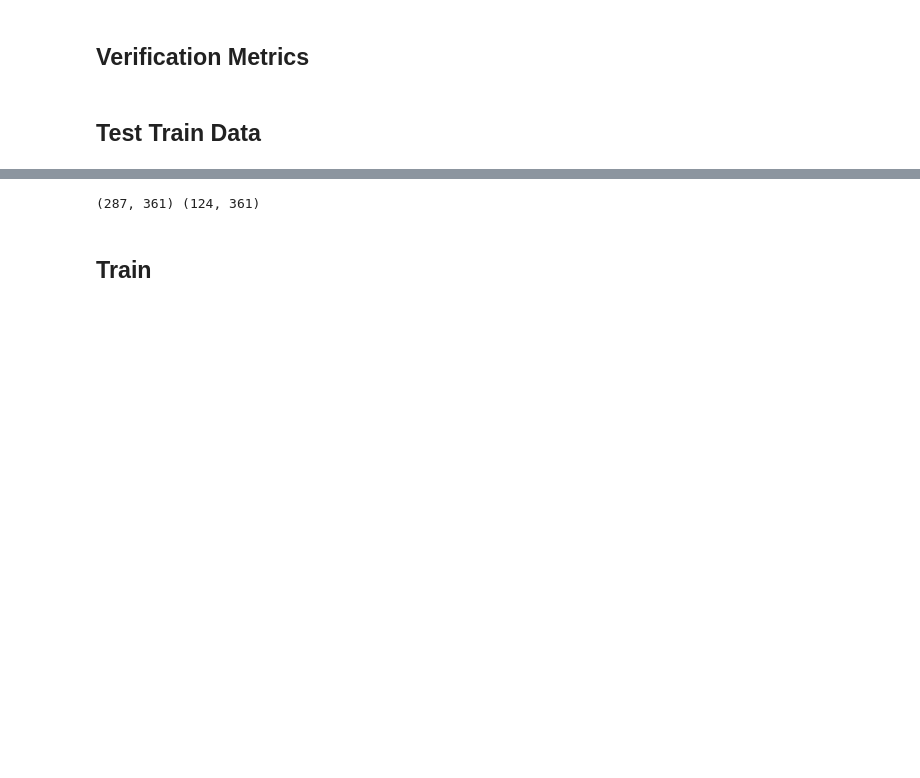
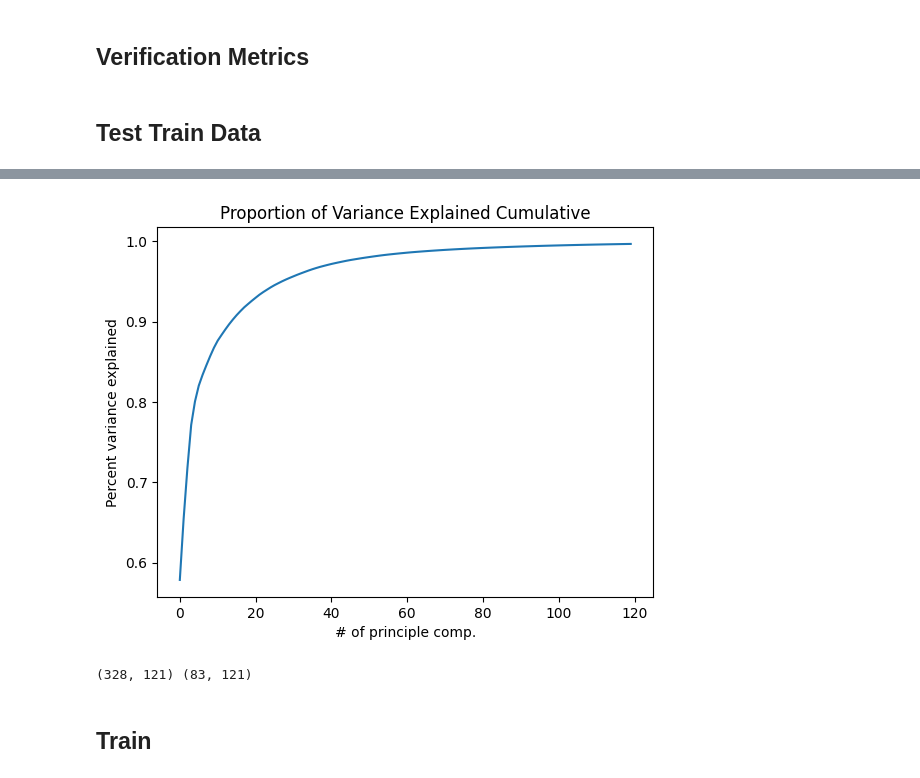
Before and after one commit to CankutBoraTuncer/EEE485-Lidar-Classification, a Jupyter notebook: decision_tree.ipynb, the cells around one changed output, grey strips where cells are left out. Cells and saved outputs as stored; diff of their text form; code cells hidden in the pictures; blank space fills up the shorter version.

```diff
--- a/decision_tree.ipynb
+++ b/decision_tree.ipynb
@@ -65,0 +98,10 @@ def calc_f1_score(micro_prec, macro_prec, micro_recall, macro_recall):
+# %%
+exp_var_pca = pca.explained_variance_ratio_
+cum_sum_eigenvalues = np.cumsum(exp_var_pca)
+plt.plot(range(0,len(cum_sum_eigenvalues)), cum_sum_eigenvalues)
+plt.title('Proportion of Variance Explained Cumulative')
+plt.xlabel('# of principle comp.')
+plt.ylabel('Percent variance explained')
+plt.show()
+# %% [output]
+[figure, added]
@@ -66,12 +110,12 @@ def calc_f1_score(micro_prec, macro_prec, micro_recall, macro_recall):
 # %%
-x_train, x_test, y_train, y_test = train_test_split(data.iloc[:, 1:-1].values, data.iloc[:, -1].values, test_size=0.3)
+x_train, x_test, y_train, y_test = train_test_split(X, y, test_size=0.2, shuffle=True)
 y_train = np.reshape(y_train,(x_train.shape[0], 1) )
 y_test  = np.reshape(y_test, (x_test.shape[0] , 1) )
 data_train = arr = np.hstack((x_train, y_train))
 data_test = arr = np.hstack((x_test, y_test))
 print(data_train.shape, data_test.shape)
 # %% [output]
-(287, 361) (124, 361)
+(328, 121) (83, 121)
 # %% [markdown]
 ## Train
 # %%
```
Also changed, not shown: parts of 14 cells of this notebook, 42 other files.
